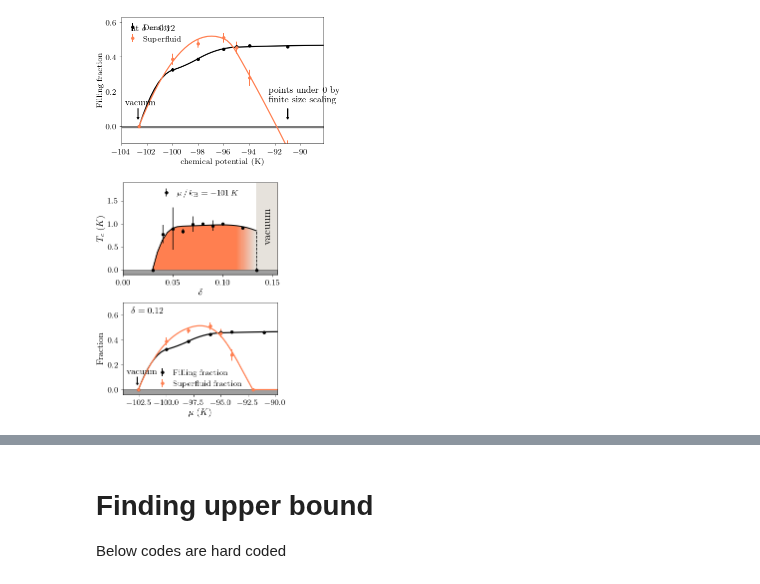
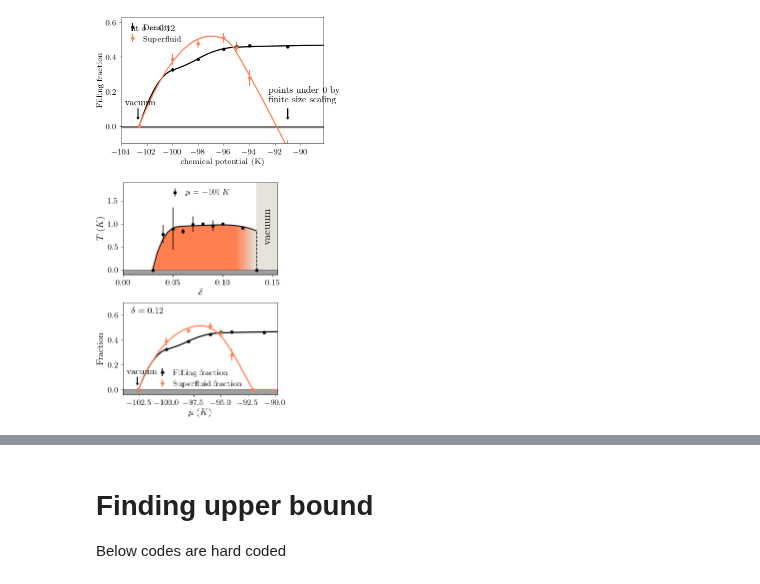
Before and after one commit to DelMaestroGroup/papers-code-Superfluid4HeStrainGraphene, a Jupyter notebook: src/AdsorptionPhaseAnalyzer.ipynb, the cells around one changed output, grey strips where cells are left out. Cells and saved outputs as stored; diff of their text form; code cells hidden in the pictures.

```diff
--- a/src/AdsorptionPhaseAnalyzer.ipynb
+++ b/src/AdsorptionPhaseAnalyzer.ipynb
@@ -699,11 +699,11 @@ with plt.style.context(plot_style['aps']):
     pline = plt.plot(new_x3/100, f_Tc(new_x3), 'k-', linewidth=1.0, )
     plt.errorbar(cut_x_new, cut_y_new,
                  ms = 6, mfc = 'k',
-                 yerr = cut_y_dev[:-1]+[0,], fmt='.', color = 'k', label = r'$\mu\,/\,k_{\rm B}=-101\,K$')
+                 yerr = cut_y_dev[:-1]+[0,], fmt='.', color = 'k', label = r'$\mu=-101\,K$')
 #     plt.axhline(y=0)
     plt.fill_between([0, 15.5/100], 0, -0.1, color="#414141", alpha = 0.5)
     plt.xlabel(r'$\delta$', fontsize=9) #fontsize=14
-    plt.ylabel(r'$T_{c}\; (K)$', fontsize=9) #fontsize=14
+    plt.ylabel(r'$T\; (K)$', fontsize=9) #fontsize=14
     plt.xlim(0,15.5/100)
     plt.ylim(-0.1, 1.9)
 #     plt.axis('off')
@@ -736,34 +736,34 @@ with plt.style.context(plot_style['aps']):
             plt.plot(new_mus_1, f_sfc(new_mus_1), '-', color='coral' , linewidth=1.2)
 #             plt.plot(new_mus_2, f_sfc(new_mus_2), '--', color='coral' , linewidth=1.2)
             plt.plot(new_mus_2, np.zeros(len(new_mus_2)), '-', color='coral' , linewidth=1.2)
             plt.errorbar(np.array(mus), np.array(fr), yerr = np.array(frerr),
                     fmt='.',ms = 6, elinewidth=1, label='Filling fraction', color='k')
             plt.errorbar(np.array(mus[:-2]+[sfc_root,]), np.array(sfr[:-2]+[0,]),
                          yerr = np.array(sfrerr[:-2]+[0,]),
                         fmt='.',ms = 6, elinewidth=1, label='Superfluid fraction', color='coral')
 #             plt.arrow(sfc_root, 0.12, 0, -0.05, head_width=0.12, head_length=0.01)
 #             plt.text(sfc_root-0.9, 0.16, r"T$_{c}$"+" below 0.6 K")
     except:
         new_mus = np.linspace(mus[0],mus[-1],50)
         plt.plot(new_mus, f_fc(new_mus), 'k-', linewidth=1.2)
         plt.plot(new_mus, f_sfc(new_mus), '-', color='coral' , linewidth=1.2)
         plt.errorbar(np.array(mus), np.array(fr), yerr = np.array(frerr),
                     fmt='.',ms = 6, elinewidth=1, label='Density', color='k')
         plt.errorbar(np.array(mus), np.array(sfr[:-2]+[0,0]), yerr = np.array(sfrerr[:-2]+[0,0]),
                     fmt='.',ms = 6, elinewidth=1, label='Superfluid', color='coral')
 
     plt.xlabel(r'$\mu\;(K)$',fontsize=9) # fontsize=14
     plt.ylabel('Fraction',fontsize=9) # fontsize=14
     plt.legend()
     plt.arrow(mus[0]-0.09, 0.1, 0, -0.05, head_width=0.12, head_length=0.01)
     plt.text(-103.7, 0.12, "vacuum")
     ax2.text(0.05, 0.88, r'$\delta=0.12$',transform=ax2.transAxes, color='black')
 #     ax2.text(-0.12,1.0,'(b)', ha='left',va='top', transform=ax2.transAxes, fontproperties=font_props)
 
     fig_stack.savefig('../figures/fig3_insets2.pdf')
 #     fig_stack.savefig('../figures/fig4.svg')
 # %% [output]
-[figure, old version]
+[figure, new version]
 # %%
 # mosaic = """
 # A
```
Also changed, not shown: parts of 1 cell of this notebook.
